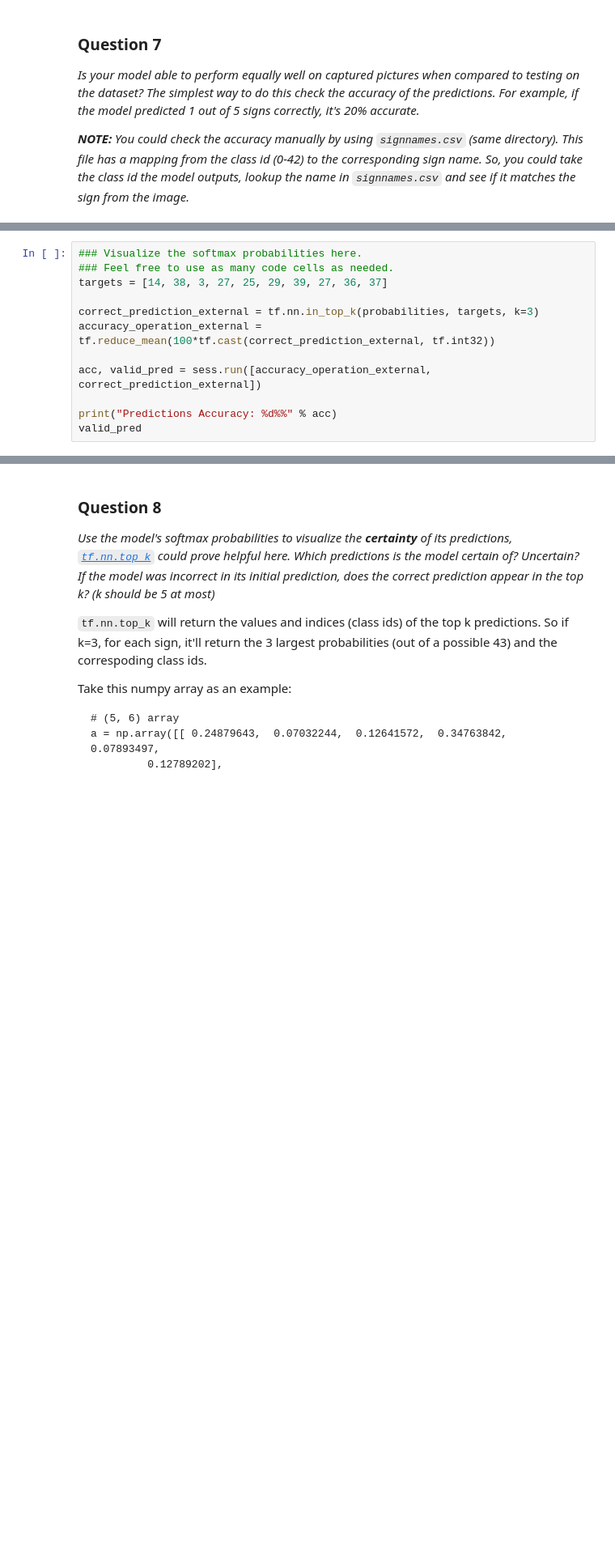
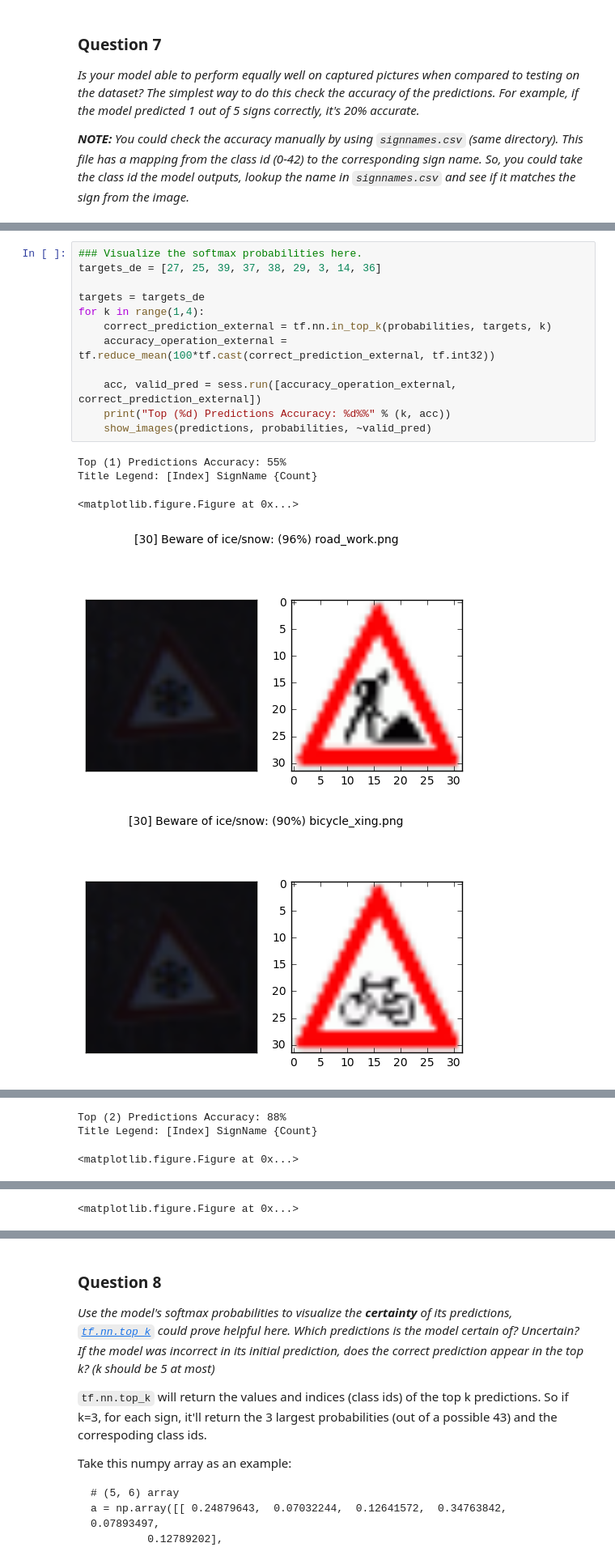
Before and after one commit to manavkataria/carnd-traffic-signs, a Jupyter notebook: Traffic-Sign-Classification-Manav.ipynb, the cells around one changed output, grey strips where cells are left out. Shown at 81% size. Cells and saved outputs as stored; diff of their text form; blank space fills up the shorter version.

```diff
--- a/Traffic-Sign-Classification-Manav.ipynb
+++ b/Traffic-Sign-Classification-Manav.ipynb
@@ -970,12 +1044,18 @@ The predictions accuracy on the test or real-world images would be typically wor
 # %%
 ### Visualize the softmax probabilities here.
-### Feel free to use as many code cells as needed.
-targets = [14, 38, 3, 27, 25, 29, 39, 27, 36, 37]
+targets_de = [27, 25, 39, 37, 38, 29, 3, 14, 36]
 
-correct_prediction_external = tf.nn.in_top_k(probabilities, targets, k=3)
-accuracy_operation_external = tf.reduce_mean(100*tf.cast(correct_prediction_external, tf.int32))
+targets = targets_de
+for k in range(1,4):
+    correct_prediction_external = tf.nn.in_top_k(probabilities, targets, k)
+    accuracy_operation_external = tf.reduce_mean(100*tf.cast(correct_prediction_external, tf.int32))
 
-acc, valid_pred = sess.run([accuracy_operation_external, correct_prediction_external])
-
-print("Predictions Accuracy: %d%%" % acc)
-valid_pred
+    acc, valid_pred = sess.run([accuracy_operation_external, correct_prediction_external])
+    print("Top (%d) Predictions Accuracy: %d%%" % (k, acc))
+    show_images(predictions, probabilities, ~valid_pred)
+# %% [output]
+Top (1) Predictions Accuracy: 55%
+Title Legend: [Index] SignName {Count}
+<matplotlib.figure.Figure at 0x...>
+[figure, added]
+[figure, added]
@@ -981,0 +1064,3 @@ valid_pred
+Top (2) Predictions Accuracy: 88%
+Title Legend: [Index] SignName {Count}
+<matplotlib.figure.Figure at 0x...>
@@ -981,0 +1070 @@ valid_pred
+<matplotlib.figure.Figure at 0x...>
```
Also changed, not shown: parts of 14 cells of this notebook.
